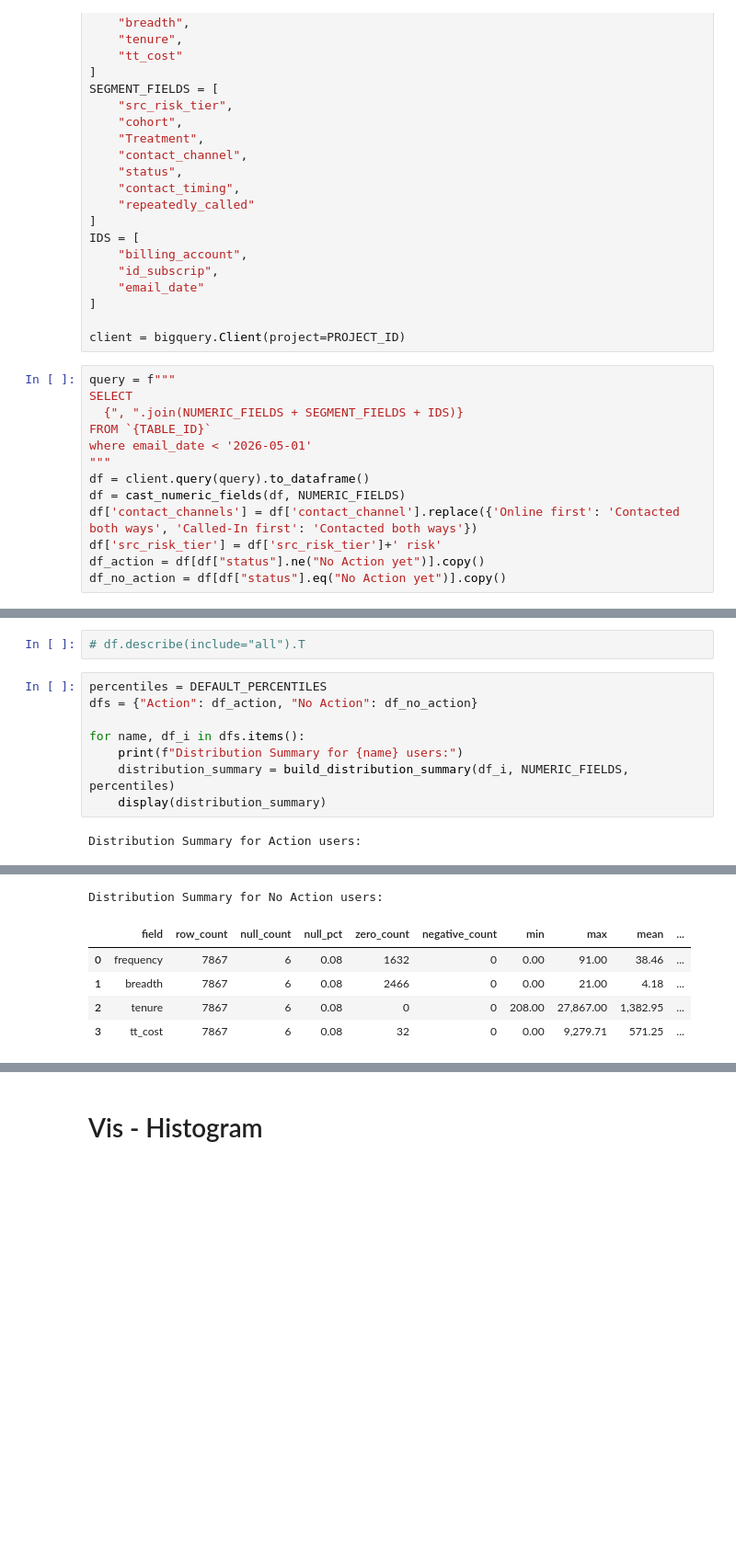
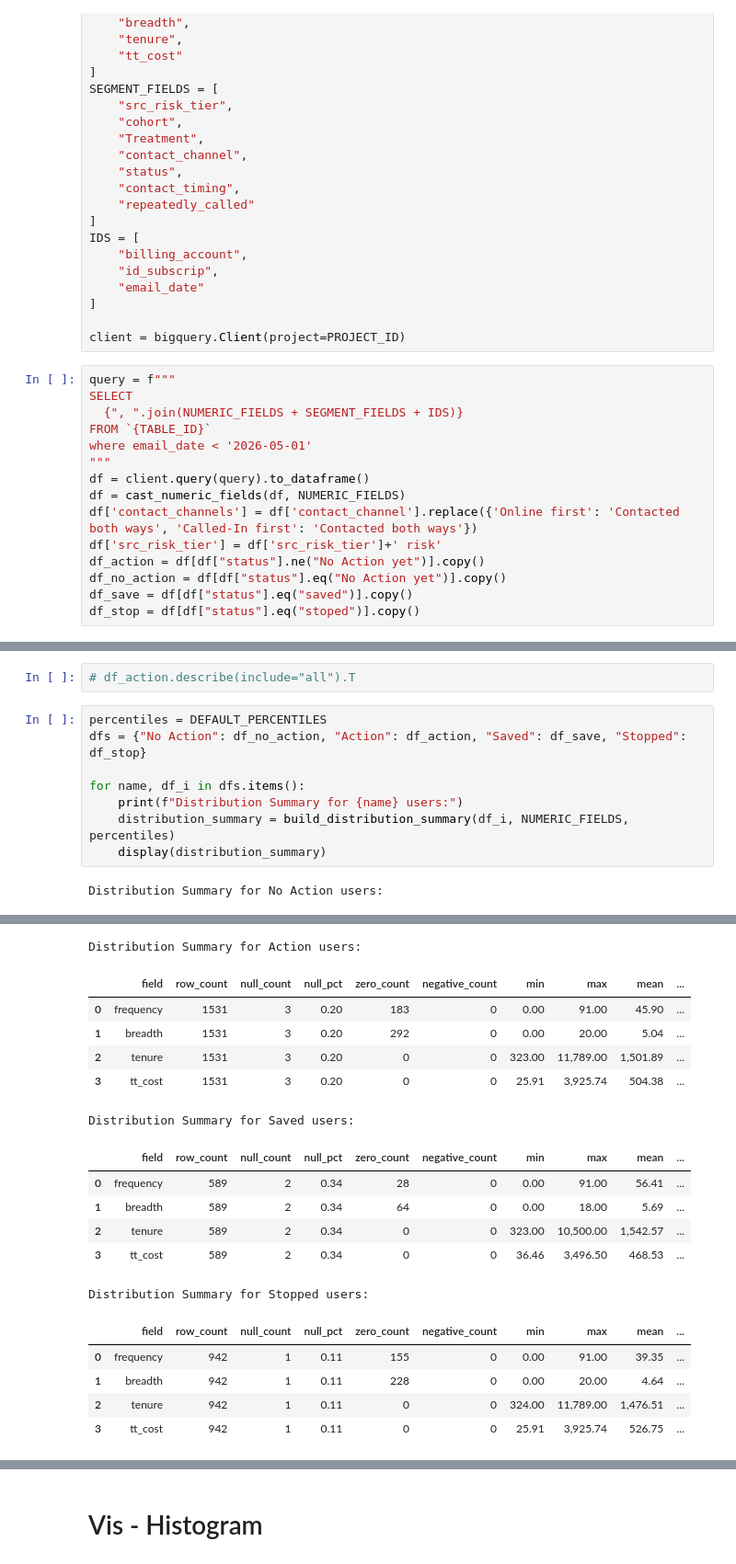
Before and after one commit to ying-gannett/stop_save_pChurn, a Jupyter notebook: src/notebooks/EDA.ipynb, the cells around one changed output, grey strips where cells are left out. Shown at 92% size. Drawn from its saved outputs; the diff is of its cells as text; blank space fills up the shorter version.

```diff
--- a/src/notebooks/EDA.ipynb
+++ b/src/notebooks/EDA.ipynb
@@ -69,4 +69,6 @@ df['contact_channels'] = df['contact_channel'].replace({'Online first': 'Contact
 df['src_risk_tier'] = df['src_risk_tier']+' risk'
 df_action = df[df["status"].ne("No Action yet")].copy()
 df_no_action = df[df["status"].eq("No Action yet")].copy()
+df_save = df[df["status"].eq("saved")].copy()
+df_stop = df[df["status"].eq("stoped")].copy()
 # %%
@@ -93,13 +79,13 @@ memory usage: 1.1+ MB
 # %%
-# df.describe(include="all").T
+# df_action.describe(include="all").T
 # %%
 percentiles = DEFAULT_PERCENTILES
-dfs = {"Action": df_action, "No Action": df_no_action}
+dfs = {"No Action": df_no_action, "Action": df_action, "Saved": df_save, "Stopped": df_stop}
 
 for name, df_i in dfs.items():
     print(f"Distribution Summary for {name} users:")
     distribution_summary = build_distribution_summary(df_i, NUMERIC_FIELDS, percentiles)
     display(distribution_summary)
 # %% [output]
-Distribution Summary for Action users:
+Distribution Summary for No Action users:
 |  | field | row_count | null_count | null_pct | zero_count | negative_count | min | max | mean | ... |
@@ -110,6 +96,18 @@ Distribution Summary for Action users:
-Distribution Summary for No Action users:
+Distribution Summary for Action users:
 |  | field | row_count | null_count | null_pct | zero_count | negative_count | min | max | mean | ... |
-| 0 | frequency | 7867 | 6 | 0.08 | 1632 | 0 | 0.00 | 91.00 | 38.46 | ... |
-| 1 | breadth | 7867 | 6 | 0.08 | 2466 | 0 | 0.00 | 21.00 | 4.18 | ... |
-| 2 | tenure | 7867 | 6 | 0.08 | 0 | 0 | 208.00 | 27,867.00 | 1,382.95 | ... |
-| 3 | tt_cost | 7867 | 6 | 0.08 | 32 | 0 | 0.00 | 9,279.71 | 571.25 | ... |
+| 0 | frequency | 1531 | 3 | 0.20 | 183 | 0 | 0.00 | 91.00 | 45.90 | ... |
+| 1 | breadth | 1531 | 3 | 0.20 | 292 | 0 | 0.00 | 20.00 | 5.04 | ... |
+| 2 | tenure | 1531 | 3 | 0.20 | 0 | 0 | 323.00 | 11,789.00 | 1,501.89 | ... |
+| 3 | tt_cost | 1531 | 3 | 0.20 | 0 | 0 | 25.91 | 3,925.74 | 504.38 | ... |
+Distribution Summary for Saved users:
+|  | field | row_count | null_count | null_pct | zero_count | negative_count | min | max | mean | ... |
+| 0 | frequency | 589 | 2 | 0.34 | 28 | 0 | 0.00 | 91.00 | 56.41 | ... |
+| 1 | breadth | 589 | 2 | 0.34 | 64 | 0 | 0.00 | 18.00 | 5.69 | ... |
+| 2 | tenure | 589 | 2 | 0.34 | 0 | 0 | 323.00 | 10,500.00 | 1,542.57 | ... |
+| 3 | tt_cost | 589 | 2 | 0.34 | 0 | 0 | 36.46 | 3,496.50 | 468.53 | ... |
+Distribution Summary for Stopped users:
+|  | field | row_count | null_count | null_pct | zero_count | negative_count | min | max | mean | ... |
+| 0 | frequency | 942 | 1 | 0.11 | 155 | 0 | 0.00 | 91.00 | 39.35 | ... |
+| 1 | breadth | 942 | 1 | 0.11 | 228 | 0 | 0.00 | 20.00 | 4.64 | ... |
+| 2 | tenure | 942 | 1 | 0.11 | 0 | 0 | 324.00 | 11,789.00 | 1,476.51 | ... |
+| 3 | tt_cost | 942 | 1 | 0.11 | 0 | 0 | 25.91 | 3,925.74 | 526.75 | ... |
```
Also changed, not shown: parts of 18 cells of this notebook, 1 other file.
